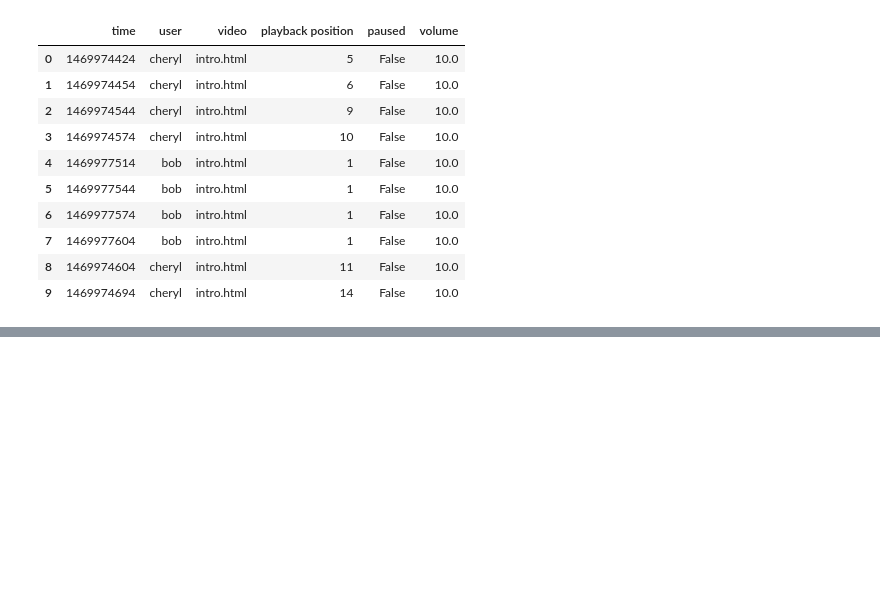
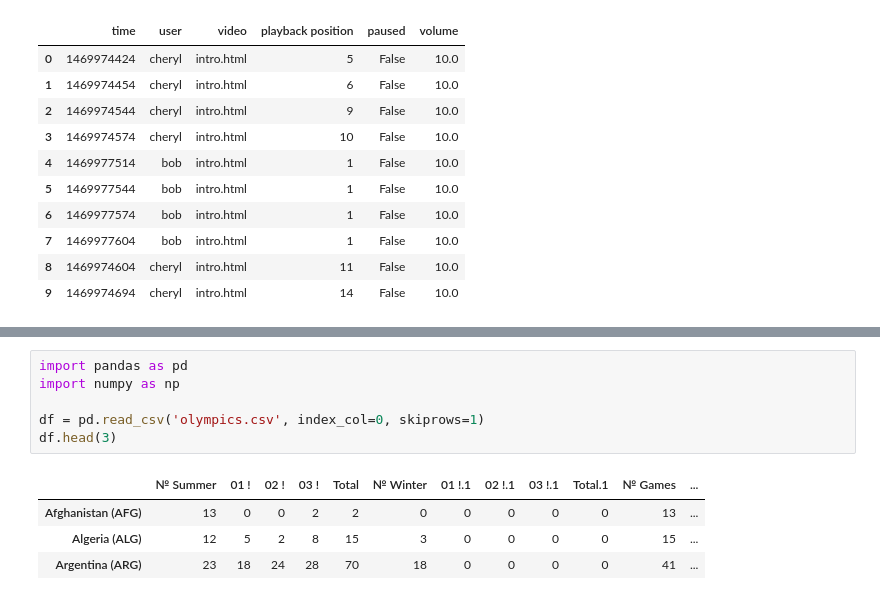
Before and after one commit to staciewow/DS-in-Python, a Jupyter notebook: SJ - Intro to DS in Python 2.ipynb, the cells around one changed output, grey strips where cells are left out. Cells and saved outputs as stored; diff of their text form; blank space fills up the shorter version.

```diff
--- a/SJ - Intro to DS in Python 2.ipynb
+++ b/SJ - Intro to DS in Python 2.ipynb
@@ -468,0 +476,11 @@ df.head(10)
+# %%
+import pandas as pd
+import numpy as np
+
+df = pd.read_csv('olympics.csv', index_col=0, skiprows=1)
+df.head(3)
+# %% [output]
+|  | № Summer | 01 ! | 02 ! | 03 ! | Total | № Winter | 01 !.1 | 02 !.1 | 03 !.1 | Total.1 | № Games | ... |
+| Afghanistan (AFG) | 13 | 0 | 0 | 2 | 2 | 0 | 0 | 0 | 0 | 0 | 13 | ... |
+| Algeria (ALG) | 12 | 5 | 2 | 8 | 15 | 3 | 0 | 0 | 0 | 0 | 15 | ... |
+| Argentina (ARG) | 23 | 18 | 24 | 28 | 70 | 18 | 0 | 0 | 0 | 0 | 41 | ... |
```
Also changed, not shown: parts of 30 cells of this notebook.
